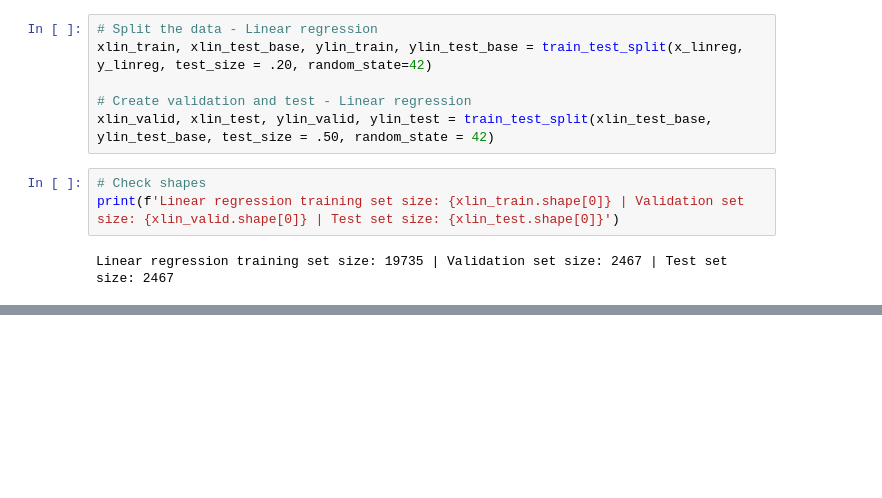
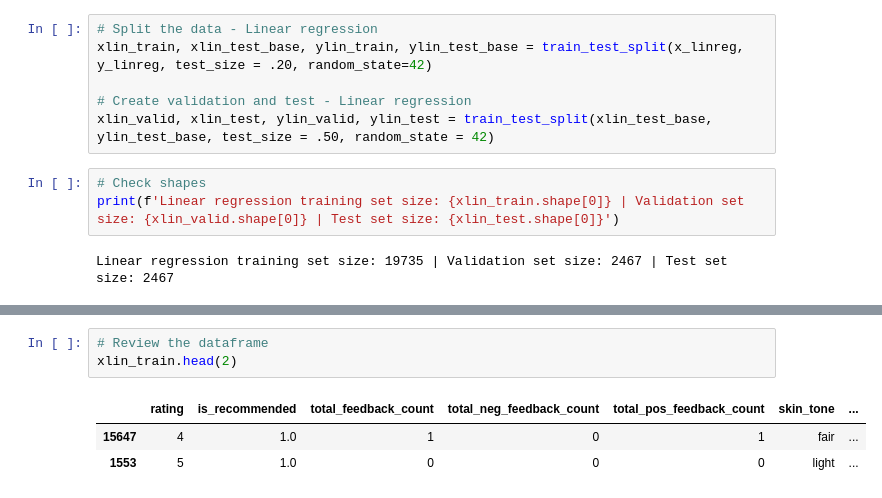
Before and after one commit to lammypi/Text, a Jupyter notebook: regression-from-scikit-llm.ipynb, the cells around one changed output, grey strips where cells are left out. Saved outputs shown, nothing was run; the diff lists cells and outputs as text; blank space fills up the shorter version.

```diff
--- a/regression-from-scikit-llm.ipynb
+++ b/regression-from-scikit-llm.ipynb
@@ -425,0 +435,7 @@ ordinal_linreg_tfrm = ColumnTransformer([])
+# %%
+# Review the dataframe
+xlin_train.head(2)
+# %% [output]
+|  | rating | is_recommended | total_feedback_count | total_neg_feedback_count | total_pos_feedback_count | skin_tone | ... |
+| 15647 | 4 | 1.0 | 1 | 0 | 1 | fair | ... |
+| 1553 | 5 | 1.0 | 0 | 0 | 0 | light | ... |
```
Also changed, not shown: parts of 27 cells of this notebook.
